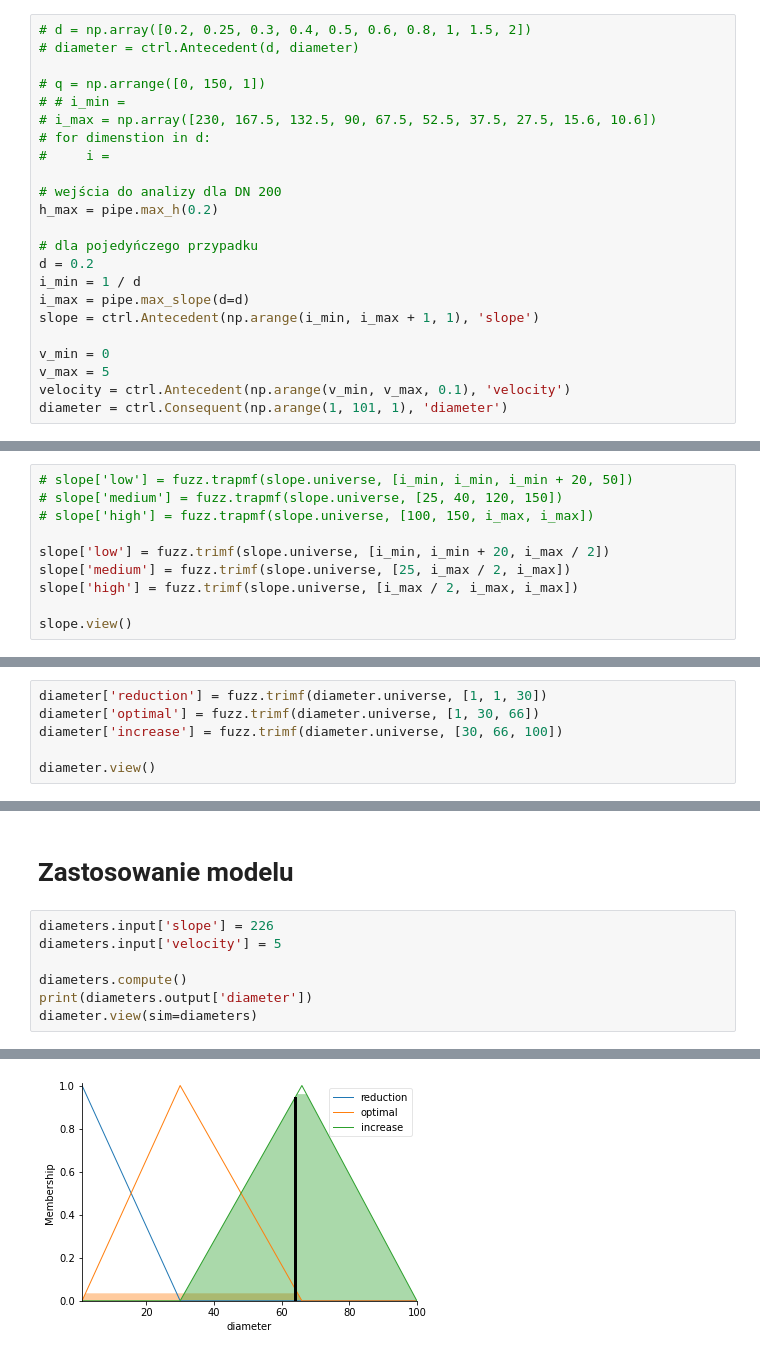
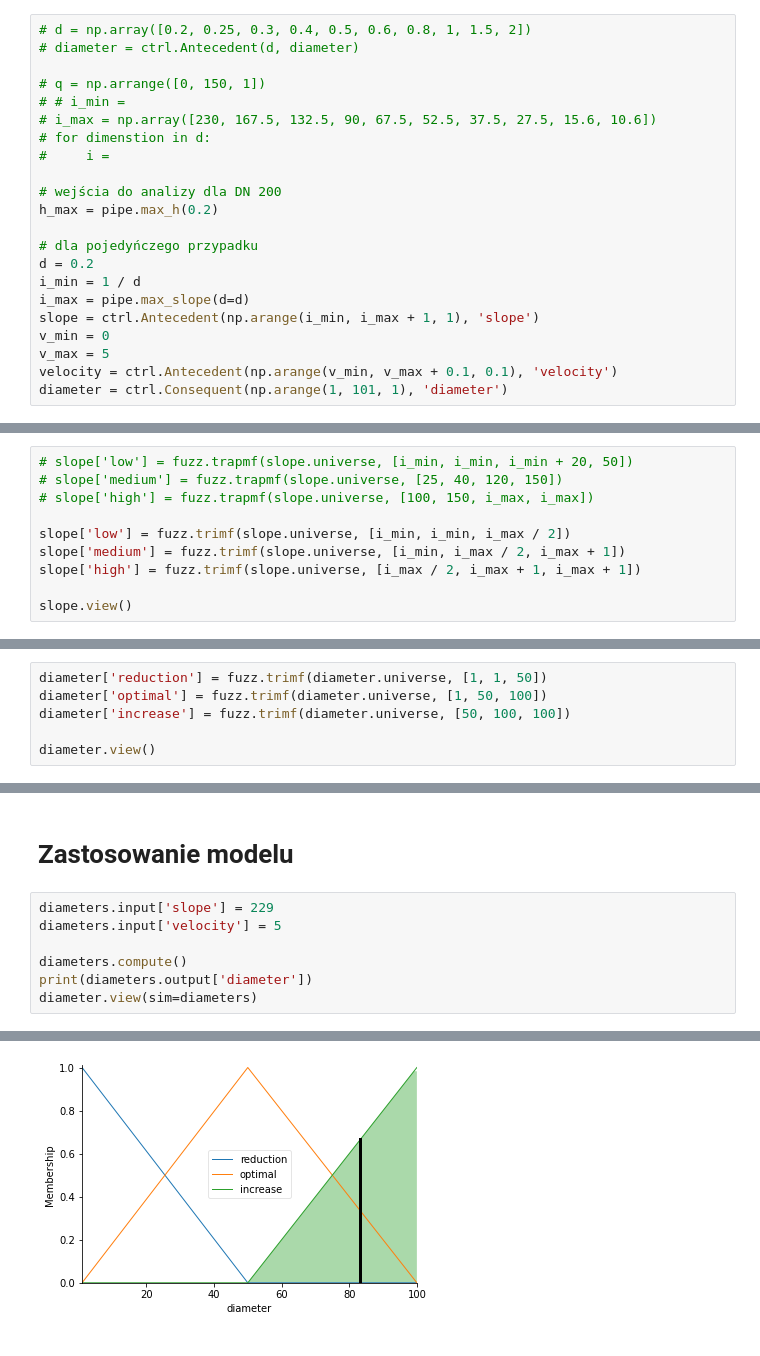
Before and after one commit to BuczynskiRafal/pipe_calculations, a Jupyter notebook: fuzzy logic.ipynb, the cells around one changed output, grey strips where cells are left out. Saved outputs shown, nothing was run; the diff lists cells and outputs as text.

```diff
--- a/fuzzy logic.ipynb
+++ b/fuzzy logic.ipynb
@@ -200,10 +200,9 @@ d = 0.2
 i_min = 1 / d
 i_max = pipe.max_slope(d=d)
 slope = ctrl.Antecedent(np.arange(i_min, i_max + 1, 1), 'slope')
-
 v_min = 0
 v_max = 5
-velocity = ctrl.Antecedent(np.arange(v_min, v_max, 0.1), 'velocity')
+velocity = ctrl.Antecedent(np.arange(v_min, v_max + 0.1, 0.1), 'velocity')
 diameter = ctrl.Consequent(np.arange(1, 101, 1), 'diameter')
 # %% [markdown]
 # Populate slope with membership functions.
@@ -212,9 +211,9 @@ diameter = ctrl.Consequent(np.arange(1, 101, 1), 'diameter')
 # slope['medium'] = fuzz.trapmf(slope.universe, [25, 40, 120, 150])
 # slope['high'] = fuzz.trapmf(slope.universe, [100, 150, i_max, i_max])
 
-slope['low'] = fuzz.trimf(slope.universe, [i_min, i_min + 20, i_max / 2])
-slope['medium'] = fuzz.trimf(slope.universe, [25, i_max / 2, i_max])
-slope['high'] = fuzz.trimf(slope.universe, [i_max / 2, i_max, i_max])
+slope['low'] = fuzz.trimf(slope.universe, [i_min, i_min, i_max / 2])
+slope['medium'] = fuzz.trimf(slope.universe, [i_min, i_max / 2, i_max + 1])
+slope['high'] = fuzz.trimf(slope.universe, [i_max / 2, i_max + 1, i_max + 1])
 
 slope.view()
 # %% [output]
@@ -232,9 +231,9 @@ velocity.view()
 # %% [markdown]
 # Populate dimension
 # %%
-diameter['reduction'] = fuzz.trimf(diameter.universe, [1, 1, 30])
-diameter['optimal'] = fuzz.trimf(diameter.universe, [1, 30, 66])
-diameter['increase'] = fuzz.trimf(diameter.universe, [30, 66, 100])
+diameter['reduction'] = fuzz.trimf(diameter.universe, [1, 1, 50])
+diameter['optimal'] = fuzz.trimf(diameter.universe, [1, 50, 100])
+diameter['increase'] = fuzz.trimf(diameter.universe, [50, 100, 100])
 
 diameter.view()
 # %% [output]
@@ -262,7 +261,7 @@ diameters = ctrl.ControlSystemSimulation(diameter_ctrl)
 # %% [markdown]
 # Zastosowanie modelu
 # %%
-diameters.input['slope'] = 226
+diameters.input['slope'] = 229
 diameters.input['velocity'] = 5
 
 diameters.compute()
@@ -273,4 +272,4 @@ diameter.view(sim=diameters)
-[figure, old version]
+[figure, new version]
 # %%
 s = np.arange(i_min, i_max + 1, 1)
 v = np.arange(v_min, v_max + 0.1, 0.1)
```
Also changed, not shown: parts of 6 cells of this notebook.
